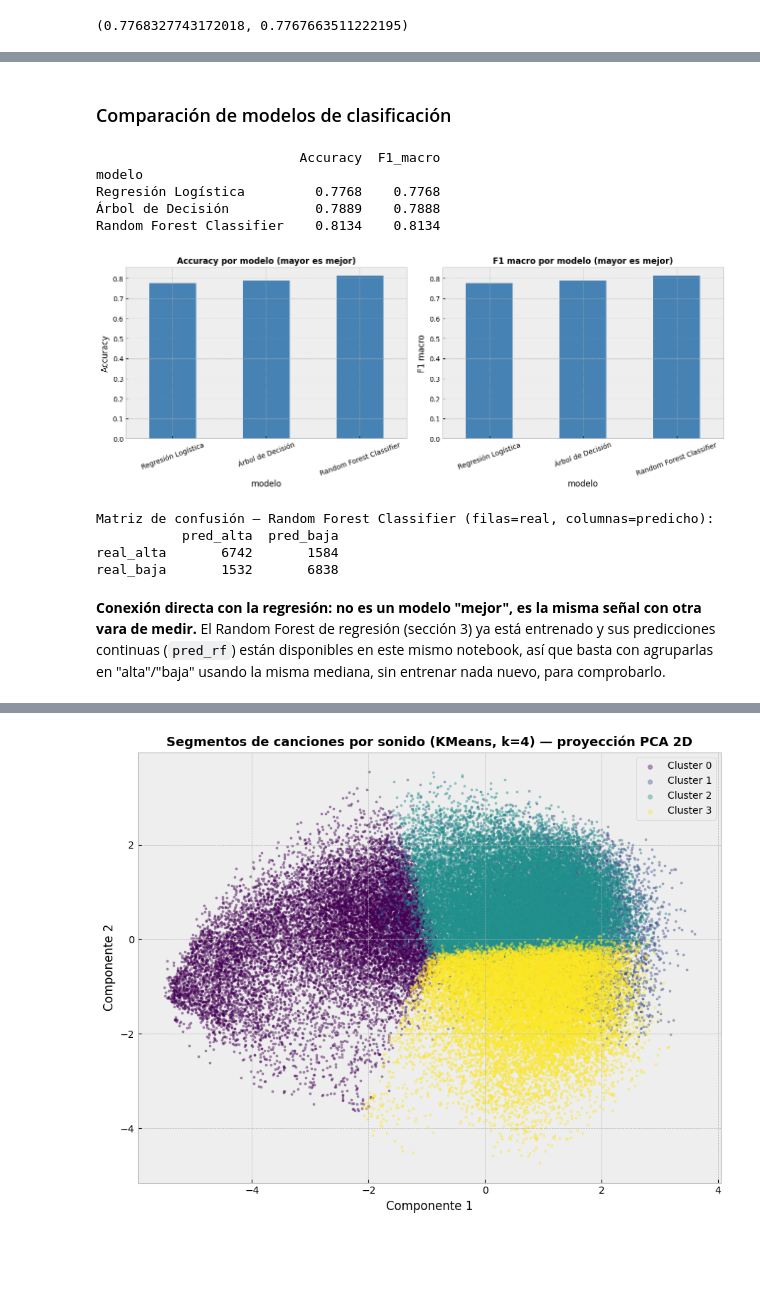
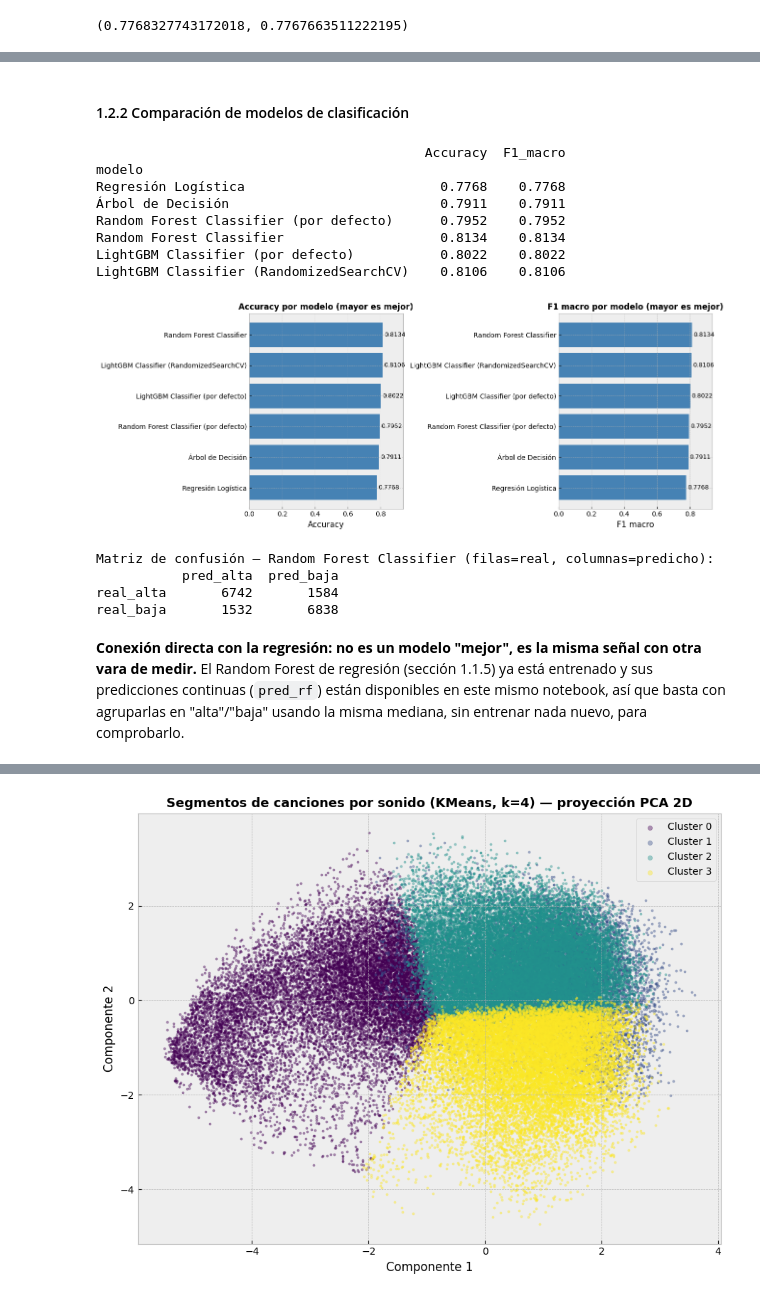
Before and after one commit to Felipe-Ahumada/Spotify-Tracks-Dataset, a Jupyter notebook: notebooks/modelamiento.ipynb, the cells around one changed output, grey strips where cells are left out. Drawn from its saved outputs; the diff is of its cells as text; code cells hidden in the pictures; blank space fills up the shorter version.

```diff
--- a/notebooks/modelamiento.ipynb
+++ b/notebooks/modelamiento.ipynb
@@ -530,0 +675,5 @@ de la canción.
+# %%
+lgbm_default = LGBMRegressor(random_state=42, verbose=-1)
+lgbm_default.fit(X_train_prep, y_train)
+pred_lgbm_default = lgbm_default.predict(X_test_prep)
+evaluar_modelo('LightGBM (por defecto)', y_test, pred_lgbm_default)
@@ -650,0 +888,9 @@ sentido recalcularlo si no cambian los datos.
+# %%
+rf_cls_default = RandomForestClassifier(n_estimators=100, random_state=42, n_jobs=-1)
+rf_cls_default.fit(X_train_prep, y_train_cls)
+pred_rf_cls_default_train = rf_cls_default.predict(X_train_prep)
+pred_rf_cls_default = rf_cls_default.predict(X_test_prep)
+evaluar_clasificador('Random Forest Classifier (por defecto)', y_test_cls, pred_rf_cls_default)
+print(f"  (train) Accuracy={accuracy_score(y_train_cls, pred_rf_cls_default_train):.4f}  "
+      f"-> brecha train-test Accuracy = "
+      f"{accuracy_score(y_train_cls, pred_rf_cls_default_train) - accuracy_score(y_test_cls, pred_rf_cls_default):.4f}")
@@ -651,4 +900,6 @@ sentido recalcularlo si no cambian los datos.
 # %%
+# Se probó ampliar esta búsqueda a 24 combinaciones y generalizó peor que estas 8
+# (detalle y justificación en la sección 9.3/9.6 del informe). Se mantiene la de 8.
 param_dist_cls = {
     'n_estimators': [100, 150, 200, 250, 300],
     'max_depth': [8, 12, 16, 18, 22, None],
@@ -661,7 +912,8 @@ def ejecutar_busqueda_rf_clasificador(X_train_prep, y_train_cls, param_dist_cls)
     busqueda = RandomizedSearchCV(
         RandomForestClassifier(random_state=42, n_jobs=1),
         param_distributions=param_dist_cls,
-        n_iter=8, cv=3, scoring='accuracy', random_state=42, n_jobs=-1
+        n_iter=8, cv=StratifiedKFold(n_splits=5, shuffle=True, random_state=42),
+        scoring='accuracy', random_state=42, n_jobs=-1
     )
     busqueda.fit(X_train_prep, y_train_cls)
     return busqueda
@@ -672,13 +924,16 @@ print(f'Mejor combinación encontrada: {busqueda_rf_cls.best_params_}')
 print(f'Accuracy promedio en validación cruzada (train): {busqueda_rf_cls.best_score_:.4f}')
 
 random_forest_cls = busqueda_rf_cls.best_estimator_
+pred_rf_cls_train = random_forest_cls.predict(X_train_prep)
 pred_rf_cls = random_forest_cls.predict(X_test_prep)
 proba_rf_cls = random_forest_cls.predict_proba(X_test_prep)[:, list(random_forest_cls.classes_).index('alta')]
 
 evaluar_clasificador('Random Forest Classifier', y_test_cls, pred_rf_cls)
 print(f'AUC-ROC: {roc_auc_score((y_test_cls == "alta").astype(int), proba_rf_cls):.4f}')
+print(f'Accuracy train={accuracy_score(y_train_cls, pred_rf_cls_train):.4f}  '
+      f'-> brecha train-test Accuracy = {accuracy_score(y_train_cls, pred_rf_cls_train) - accuracy_score(y_test_cls, pred_rf_cls):.4f}')
 print()
-print(classification_report(y_test_cls, pred_rf_cls))
+print(classification_report(y_test_cls, pred_rf_cls, digits=4))
 
 importancias_cls = pd.Series(random_forest_cls.feature_importances_, index=X_train_prep.columns)
 importancias_cls = importancias_cls.sort_values(ascending=False).head(10)
@@ -707,41 +1066,53 @@ weighted avg       0.81      0.81      0.81     16696
 # %% [markdown]
-### Comparación de modelos de clasificación
+#### 1.2.2 Comparación de modelos de clasificación
 # %%
 tabla_clasificacion = pd.DataFrame(resultados_clasificacion).set_index('modelo')
 print(tabla_clasificacion.round(4))
 
+# Mismo motivo que el gráfico de regresión arriba (barras horizontales, valor exacto anotado).
+orden_acc = tabla_clasificacion['Accuracy'].sort_values(ascending=True)
+orden_f1 = tabla_clasificacion['F1_macro'].sort_values(ascending=True)
+
 fig, axes = plt.subplots(1, 2, figsize=(13, 5))
-tabla_clasificacion['Accuracy'].plot(kind='bar', ax=axes[0], color='steelblue')
+
+axes[0].barh(orden_acc.index, orden_acc.values, color='steelblue')
 axes[0].set_title('Accuracy por modelo (mayor es mejor)', fontsize=12, fontweight='bold')
-axes[0].set_ylabel('Accuracy')
-axes[0].tick_params(axis='x', rotation=20)
+axes[0].set_xlabel('Accuracy')
+axes[0].set_xlim(0, orden_acc.max() * 1.15)
+for i, v in enumerate(orden_acc.values):
+    axes[0].text(v + orden_acc.max() * 0.01, i, f'{v:.4f}', va='center', fontsize=9)
 
-tabla_clasificacion['F1_macro'].plot(kind='bar', ax=axes[1], color='steelblue')
+axes[1].barh(orden_f1.index, orden_f1.values, color='steelblue')
 axes[1].set_title('F1 macro por modelo (mayor es mejor)', fontsize=12, fontweight='bold')
-axes[1].set_ylabel('F1 macro')
-axes[1].tick_params(axis='x', rotation=20)
+axes[1].set_xlabel('F1 macro')
+axes[1].set_xlim(0, orden_f1.max() * 1.15)
+for i, v in enumerate(orden_f1.values):
+    axes[1].text(v + orden_f1.max() * 0.01, i, f'{v:.4f}', va='center', fontsize=9)
 
 plt.tight_layout()
 plt.savefig('../images/comparacion_clasificacion.png', dpi=150, bbox_inches='tight')
 plt.show()
 
 matriz = confusion_matrix(y_test_cls, pred_rf_cls, labels=['alta', 'baja'])
 print('\nMatriz de confusión — Random Forest Classifier (filas=real, columnas=predicho):')
 print(pd.DataFrame(matriz, index=['real_alta', 'real_baja'], columns=['pred_alta', 'pred_baja']))
 # %% [output]
-                          Accuracy  F1_macro
+                                          Accuracy  F1_macro
 modelo
-Regresión Logística         0.7768    0.7768
-Árbol de Decisión           0.7889    0.7888
-Random Forest Classifier    0.8134    0.8134
+Regresión Logística                         0.7768    0.7768
+Árbol de Decisión                           0.7911    0.7911
+Random Forest Classifier (por defecto)      0.7952    0.7952
+Random Forest Classifier                    0.8134    0.8134
+LightGBM Classifier (por defecto)           0.8022    0.8022
+LightGBM Classifier (RandomizedSearchCV)    0.8106    0.8106
-[figure, old version]
+[figure, new version]
 Matriz de confusión — Random Forest Classifier (filas=real, columnas=predicho):
            pred_alta  pred_baja
 real_alta       6742       1584
 real_baja       1532       6838
 # %% [markdown]
 **Conexión directa con la regresión: no es un modelo "mejor", es la misma señal con otra
-vara de medir.** El Random Forest de regresión (sección 3) ya está entrenado y sus predicciones
+vara de medir.** El Random Forest de regresión (sección 1.1.5) ya está entrenado y sus predicciones
 continuas (`pred_rf`) están disponibles en este mismo notebook, así que basta con agruparlas en
 "alta"/"baja" usando la misma mediana, sin entrenar nada nuevo, para comprobarlo.
 # %%
```
Also changed, not shown: parts of 52 cells of this notebook, 13 other files.
